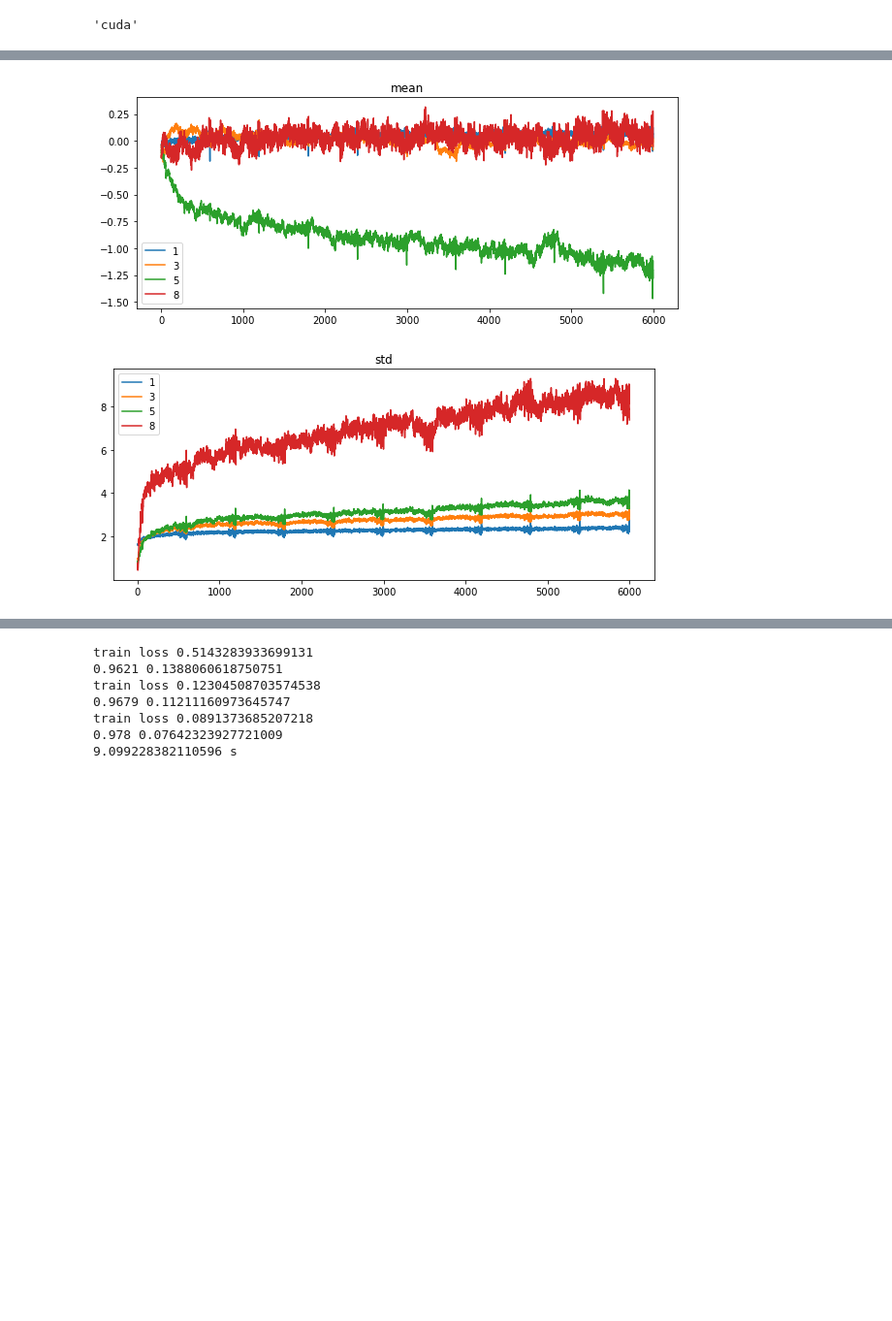
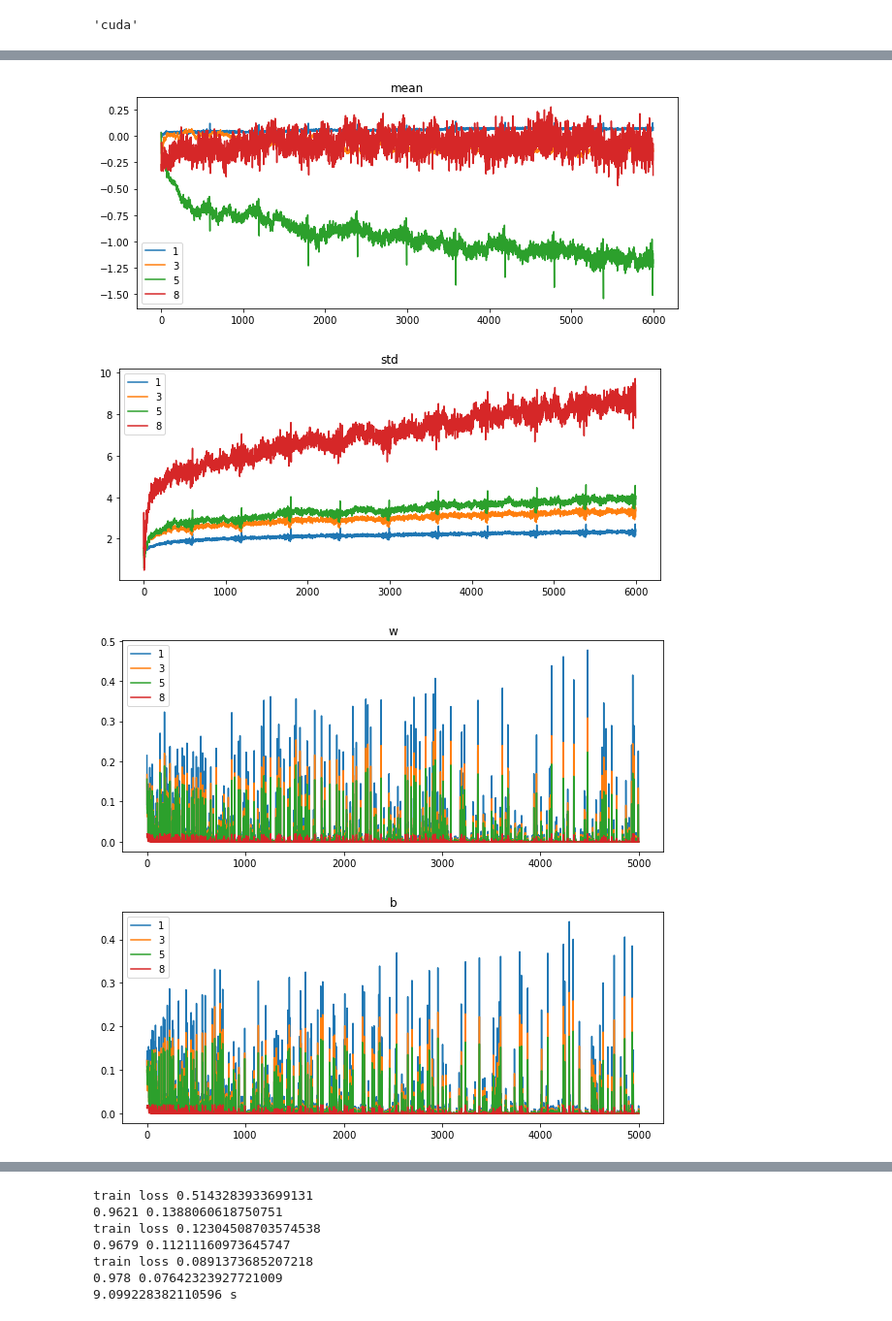
Before and after one commit to eugenefil/ml, a Jupyter notebook: mnist.ipynb, the cells around one changed output, grey strips where cells are left out. Shown at 97% size. Drawn from its saved outputs; the diff is of its cells as text; code cells hidden in the pictures; blank space fills up the shorter version.

Commit message:
Added grad monitoring via backward hooks

```diff
--- a/mnist.ipynb
+++ b/mnist.ipynb
@@ -100,21 +100,27 @@ lrn=myai.Learner(trdl,m,opt,mytorch.cross_entropy,valdl=valdl,
             cbs=[TimeCallback(),stats])
 # %%
 mod2idx={}
-lstats={}
+fstats,bstats={},{}
 
 def fhook(m,inp,out):
     out=out.detach()
-    st=lstats[mod2idx[m]]
+    st=fstats[mod2idx[m]]
     st['mean'].append(out.mean())
     st['std'].append(out.std())
     st['hist'].append(out.histc(80,-20,20))
 
+def bhook(m,gin,gout):
+    st=bstats[mod2idx[m]]
+    st['w'].append(gout[1].abs().sum())
+    st['b'].append(gout[2].abs().sum())
+
 for i,mod in enumerate(m):
     if isinstance(mod,(mytorch.Conv2d,mytorch.Linear)):
-        mod.hooks.clear()
         mod.add_forward_hook(fhook)
+        fstats[i]={'mean':[],'std':[],'hist':[]}
+        mod.add_backward_hook(bhook)
+        bstats[i]={'b':[],'w':[]}
         mod2idx[mod]=i
-        lstats[i]={'mean':[],'std':[],'hist':[]}
 # %%
 lrn.fit(10)
 # %% [output]
@@ -132,16 +138,20 @@ total time 76.47s
 # %%
-def plotlstat(stat):
+def plotlstat(stats,name):
     plt.figure(figsize=(10,4))
-    plt.title(stat)
-    for l,vals in lstats.items():
-        plt.plot(mytorch.tensor(vals[stat]).cpu(),label=l)
+    plt.title(name)
+    for l,vals in stats.items():
+        plt.plot(mytorch.tensor(vals[name]).cpu(),label=l)
     plt.legend()
     plt.show()
-plotlstat('mean')
-plotlstat('std')
+plotlstat(fstats,'mean')
+plotlstat(fstats,'std')
+plotlstat(bstats,'w')
+plotlstat(bstats,'b')
 # %% [output]
-[figure, old version]
+[figure, new version]
-[figure, old version]
+[figure, new version]
+[figure, added]
+[figure, added]
 # %%
 plt.figure(figsize=(13,8))
 plt.title('histogram')
```
Also changed, not shown: parts of 3 cells of this notebook.
